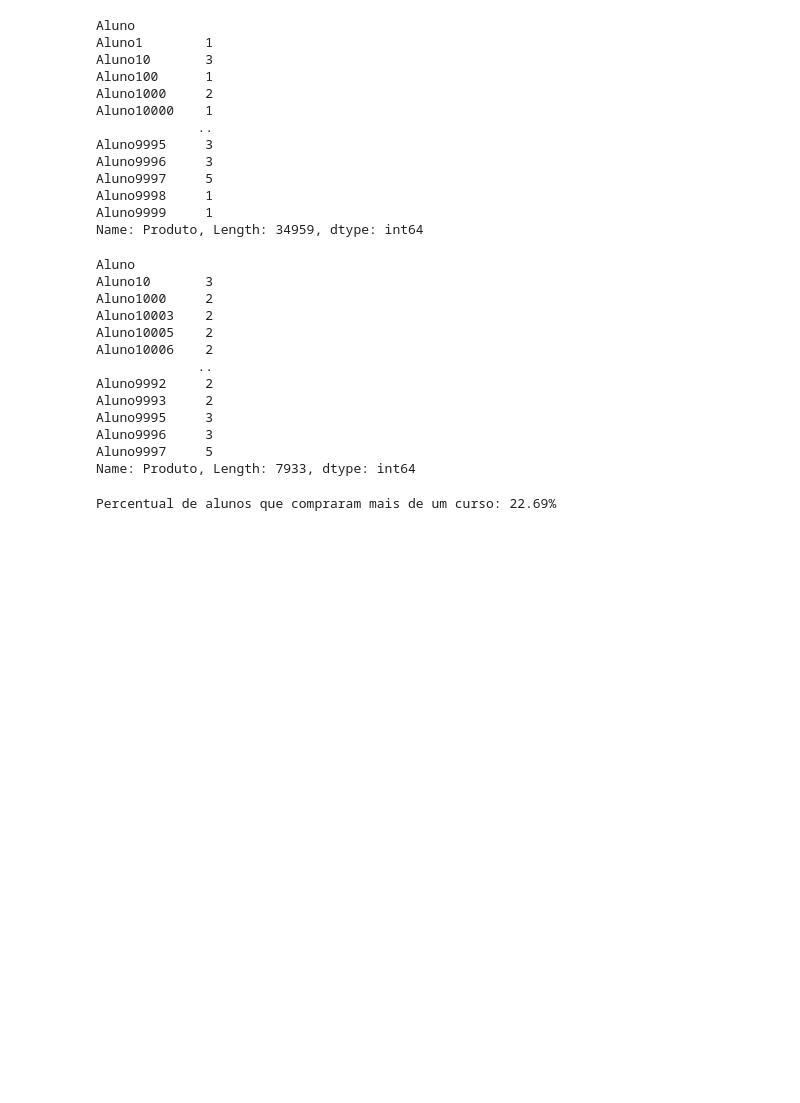
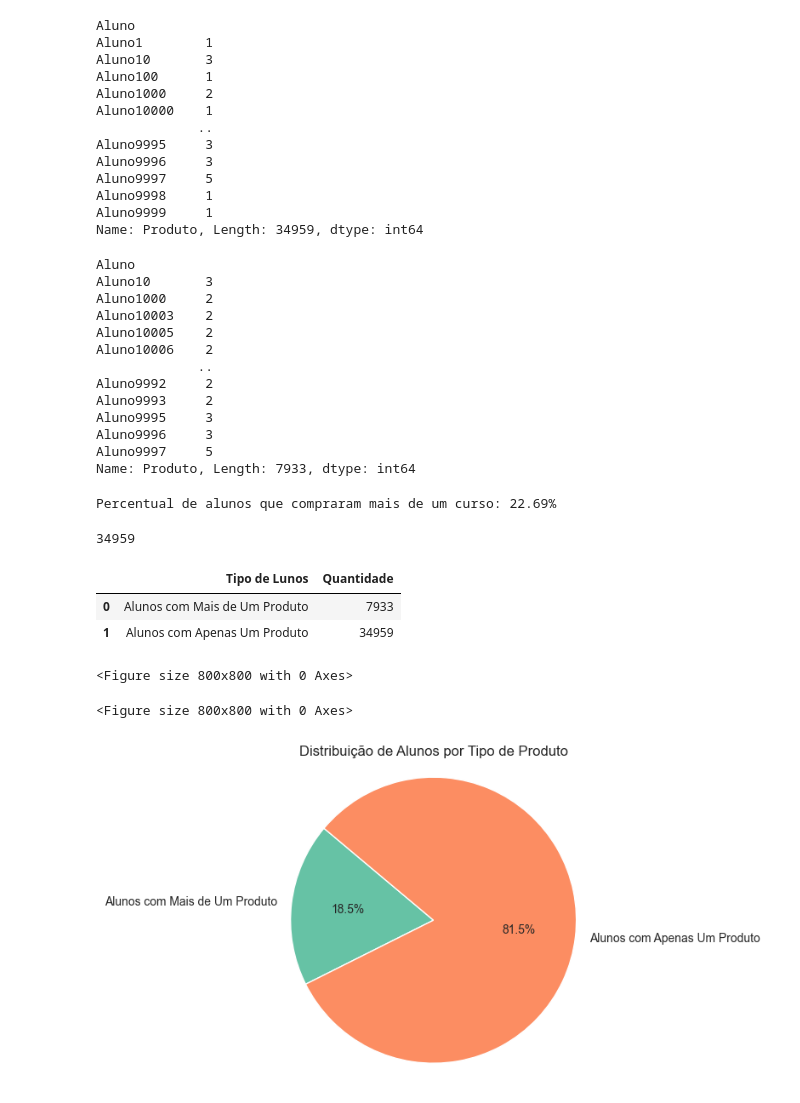
Before and after one commit to Wanderson-Goncalves/Desafio_Analise_de_Dados_de_Processo_Seletivo, a Jupyter notebook: analise_dados.ipynb, the cells around one changed output. Saved outputs shown, nothing was run; the diff lists cells and outputs as text; code cells hidden in the pictures; blank space fills up the shorter version.

```diff
--- a/analise_dados.ipynb
+++ b/analise_dados.ipynb
@@ -105,3 +110,34 @@ percentual_recompra = (len(aluno_mais_de_um_curso) / len(df['Aluno'].unique()))
 print(f"Percentual de alunos que compraram mais de um curso: {percentual_recompra:.2f}%")
 # %% [output]
 Percentual de alunos que compraram mais de um curso: 22.69%
+# %%
+total_de_alunos_unicos = len(quantidade_de_produtos_por_aluno)
+total_de_alunos_unicos
+# %% [output]
+34959
+# %%
+# Criando um DataFrame para os dados do gráfico
+dados_grafico = pd.DataFrame({
+    'Tipo de Lunos': ['Alunos com Mais de Um Produto', 'Alunos com Apenas Um Produto'],
+    'Quantidade': [len(aluno_mais_de_um_curso), total_de_alunos_unicos]
+})
+# %%
+dados_grafico.head()
+# %% [output]
+|  | Tipo de Lunos | Quantidade |
+| 0 | Alunos com Mais de Um Produto | 7933 |
+| 1 | Alunos com Apenas Um Produto | 34959 |
+# %%
+# Configurando o estilo do gráfico
+sns.set_style("whitegrid")
+plt.figure(figsize=(8, 8))
+# %% [output]
+<Figure size 800x800 with 0 Axes>
+<Figure size 800x800 with 0 Axes>
+# %%
+plt.pie(dados_grafico['Quantidade'], labels=dados_grafico['Tipo de Lunos'], autopct='%1.1f%%', startangle=140, colors=['#66c2a5', '#fc8d62'])
+plt.title('Distribuição de Alunos por Tipo de Produto')
+plt.axis('equal')
+plt.show()
+# %% [output]
+[figure, added]
```
Also changed, not shown: parts of 1 cell of this notebook.
